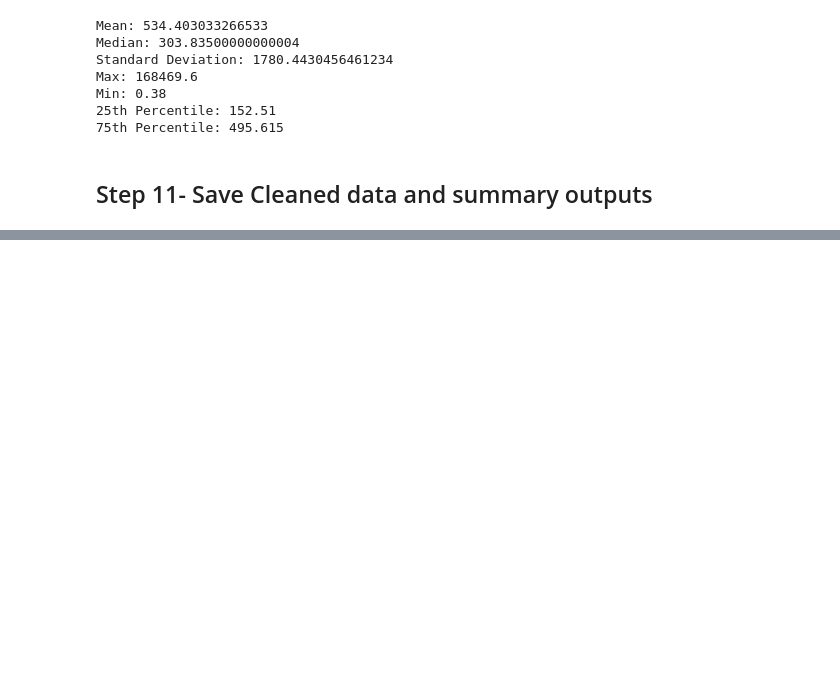
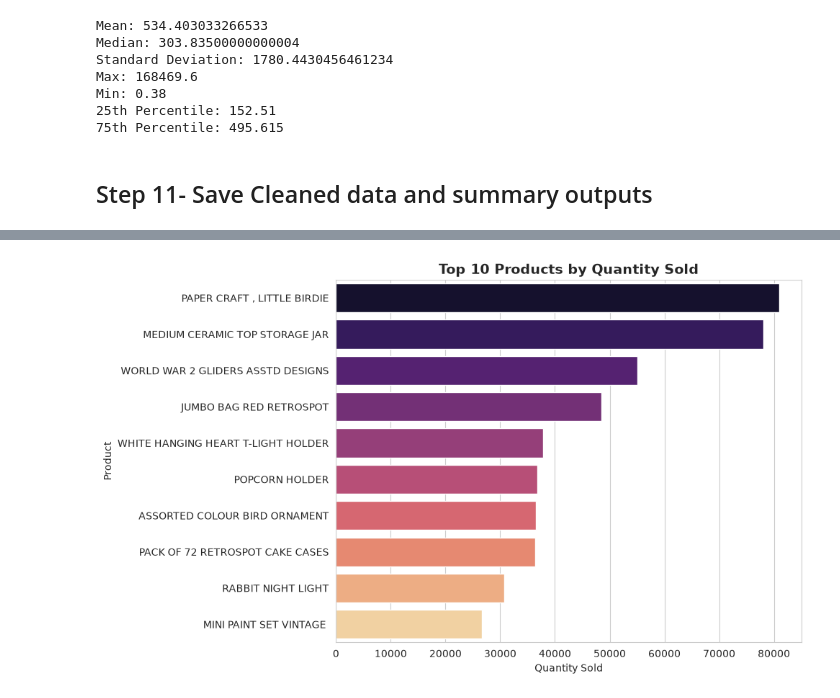
Before and after one commit to 0v0n1/ecom_analyse, a Jupyter notebook: startit.ipynb, the cells around one changed output, grey strips where cells are left out. Drawn from its saved outputs; the diff is of its cells as text; code cells hidden in the pictures; blank space fills up the shorter version.

```diff
--- a/startit.ipynb
+++ b/startit.ipynb
@@ -399,0 +438,17 @@ country_rev.to_csv("country_rev.csv")
+# %%
+plt.figure(figsize=(10,6))
+sns.barplot(
+    x=top_prdcts_qty.values,
+    y=top_prdcts_qty.index,
+    hue=top_prdcts_qty.index,
+    palette="magma"
+)
+plt.title("Top 10 Products by Quantity Sold", fontsize=14, fontweight="bold")
+plt.xlabel("Quantity Sold")
+plt.ylabel("Product")
+
+plt.tight_layout()
+plt.savefig("top_prdcts_qty.png", dpi=150)
+plt.show()
+# %% [output]
+[figure, added]
```
Also changed, not shown: parts of 10 cells of this notebook, 6 other files.
